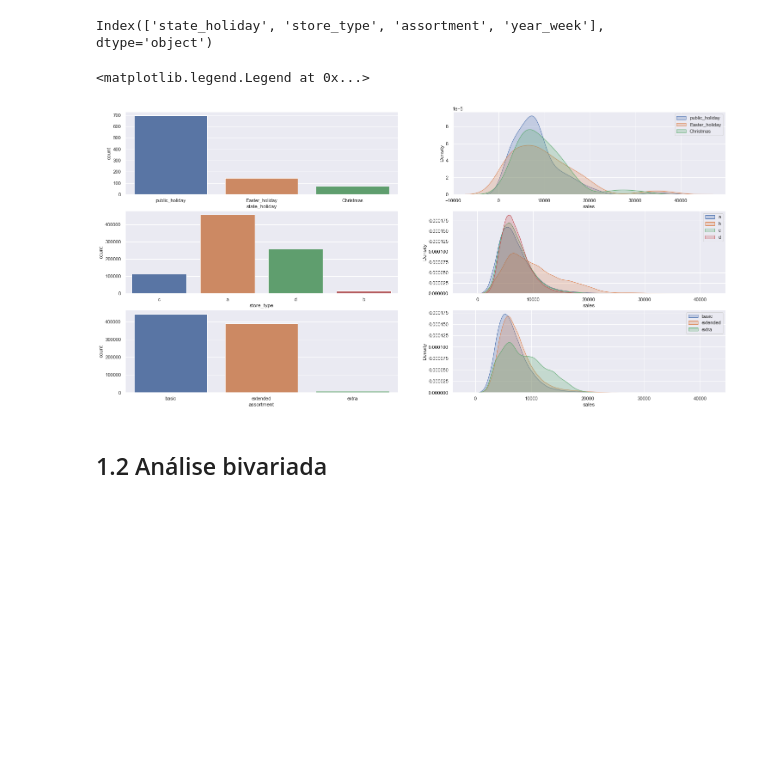
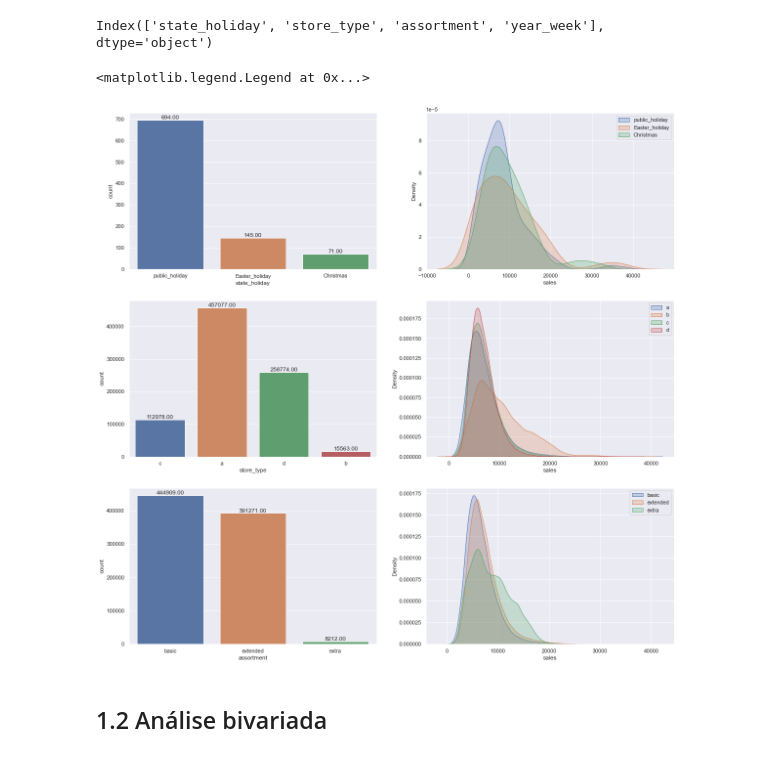
Before and after one commit to KaissonFerreira/Rossman_forecast_sales, a Jupyter notebook: Notebooks/3.0-EDA.ipynb, the cells around one changed output. Saved outputs shown, nothing was run; the diff lists cells and outputs as text; code cells hidden in the pictures; blank space fills up the shorter version.

```diff
--- a/Notebooks/3.0-EDA.ipynb
+++ b/Notebooks/3.0-EDA.ipynb
@@ -41 +41,15 @@ Populating the interactive namespace from numpy and matplotlib
+# %%
+# Diretório raíz
+PACKAGE_ROOT = pathlib.Path('.').resolve().parent
+
+# Caminhos para os diretórios dos dados
+DATADIR = os.path.join(PACKAGE_ROOT, 'data')
+DATADIR_PREPROCESSED = os.path.join(DATADIR, 'preprocessed')
+
+# Caminhos para os diretórios de documentos
+DOCDIR = os.path.join(PACKAGE_ROOT, 'docs')
+IMAGEDIR = os.path.join(DOCDIR, 'Image')
+
+# Files Preprocessed Data
+FILE_PREPROCESSED_V1 = os.path.join(DATADIR_PREPROCESSED,'data_preprocessed_v1.csv')
 # %% [markdown]
@@ -53,4 +59,6 @@ df = df.drop(columns='Unnamed: 0')
 # %%
+df = pd.read_csv(FILE_PREPROCESSED_V1)
+df = df.drop(columns='Unnamed: 0')
 df['date']=pd.to_datetime(df['date'])
 df['promo_since']=pd.to_datetime(df['promo_since'])
 df['competition_since']=pd.to_datetime(df['competition_since'])
@@ -124,11 +134,19 @@ cat_attributes.columns
 Index(['state_holiday', 'store_type', 'assortment', 'year_week'], dtype='object')
 # %%
 # Criar um grid com subplot
-
+plt.figure(figsize=[20,20])
 # State_holiday
 plt.subplot(3,2,1)
 a = df1[df1['state_holiday'] != 'Regular_day']
-sns.countplot(a['state_holiday'])
+ax = sns.countplot(a['state_holiday'])
+for p in ax.patches:
+    ax.annotate(format(p.get_height(), '.2f'),
+                (p.get_x() + p.get_width() / 2, p.get_height()),
+                ha = 'center',
+                va = 'baseline',
+                xytext = (0,2),
+                textcoords = 'offset points')
+
 
 plt.subplot(3,2,2)
 sns.kdeplot(df1[df1['state_holiday'] == 'public_holiday']['sales'],
@@ -150,7 +168,16 @@ sns.kdeplot(df1[df1['state_holiday'] == 'Christmas']['sales'],
 plt.legend()
 # Store_type
 plt.subplot(3,2,3)
-sns.countplot(df1['store_type'])
+bx = sns.countplot(df1['store_type'])
+for p in bx.patches:
+    bx.annotate(format(p.get_height(), '.2f'),
+                (p.get_x() + p.get_width() / 2, p.get_height()),
+                ha = 'center',
+                va = 'baseline',
+                xytext = (0,2),
+                textcoords = 'offset points')
+
+
 
 plt.subplot(3,2,4)
 sns.kdeplot(df1[df1['store_type'] == 'a']['sales'],
@@ -174,35 +201,42 @@ sns.kdeplot(df1[df1['store_type'] == 'd']['sales'],
             label = 'd', # Nome da linha
             shade = True, # Deixar mais transparente
             legend= True)
 plt.legend()
 
 # Assortment
 plt.subplot(3,2,5)
-sns.countplot(df1['assortment'])
+cx= sns.countplot(df1['assortment'])
+for p in cx.patches:
+    cx.annotate(format(p.get_height(), '.2f'),
+                (p.get_x() + p.get_width() / 2, p.get_height()),
+                ha = 'center',
+                va = 'baseline',
+                xytext = (0,2),
+                textcoords = 'offset points')
 
 plt.subplot(3,2,6)
 sns.kdeplot(df1[df1['assortment'] == 'basic']['sales'],
             label = 'basic', # Nome da linha
             shade = True, # Deixar mais transparente
             legend= True)
 
 
 sns.kdeplot(df1[df1['assortment'] == 'extended']['sales'],
             label = 'extended', # Nome da linha
             shade = True, # Deixar mais transparente
             legend= True)
 
 
 sns.kdeplot(df1[df1['assortment'] == 'extra']['sales'],
             label = 'extra', # Nome da linha
             shade = True, # Deixar mais transparente
             legend= True)
 
 
 plt.legend()
 # %% [output]
 <matplotlib.legend.Legend at 0x...>
-[figure, old version]
+[figure, new version]
 # %% [markdown]
 ## 1.2 Análise bivariada
 # %% [markdown]
```
Also changed, not shown: parts of 6 cells of this notebook, 5 other files.
